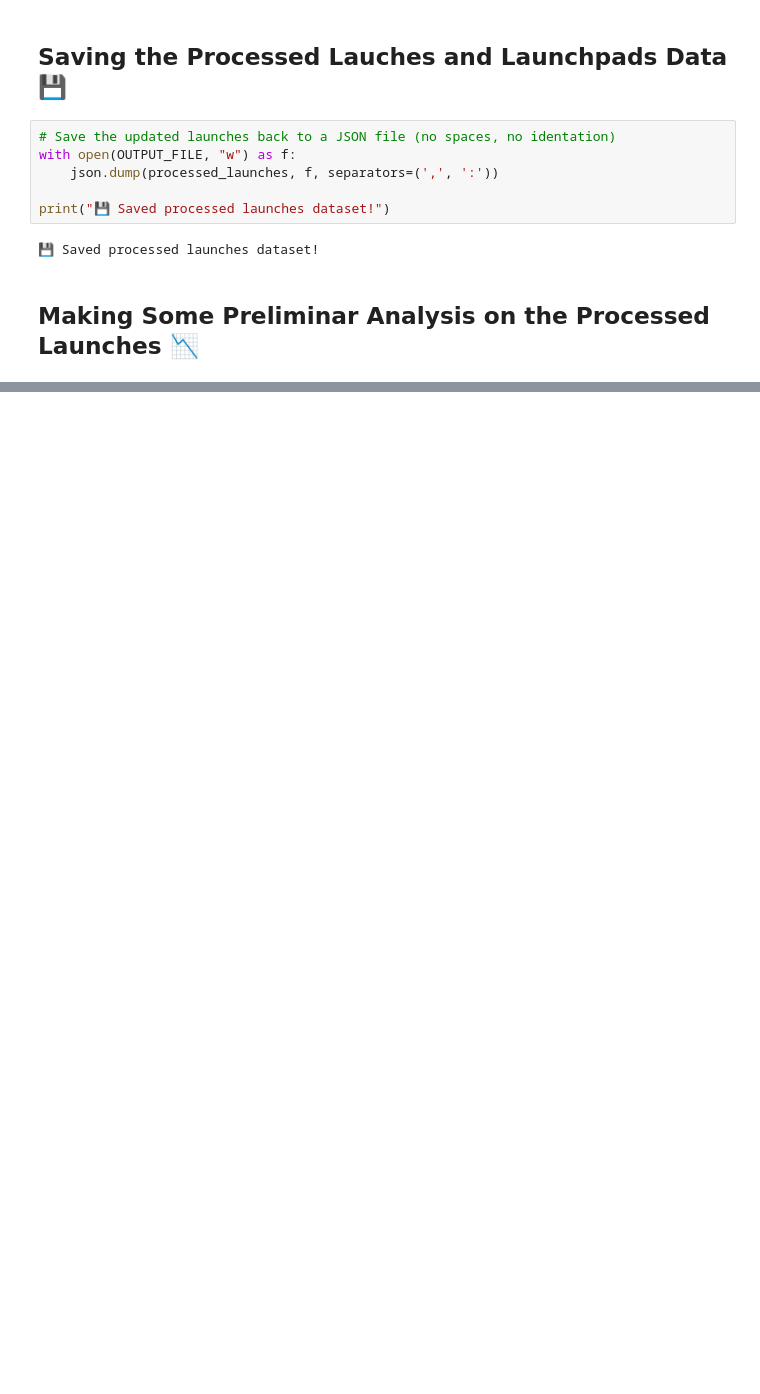
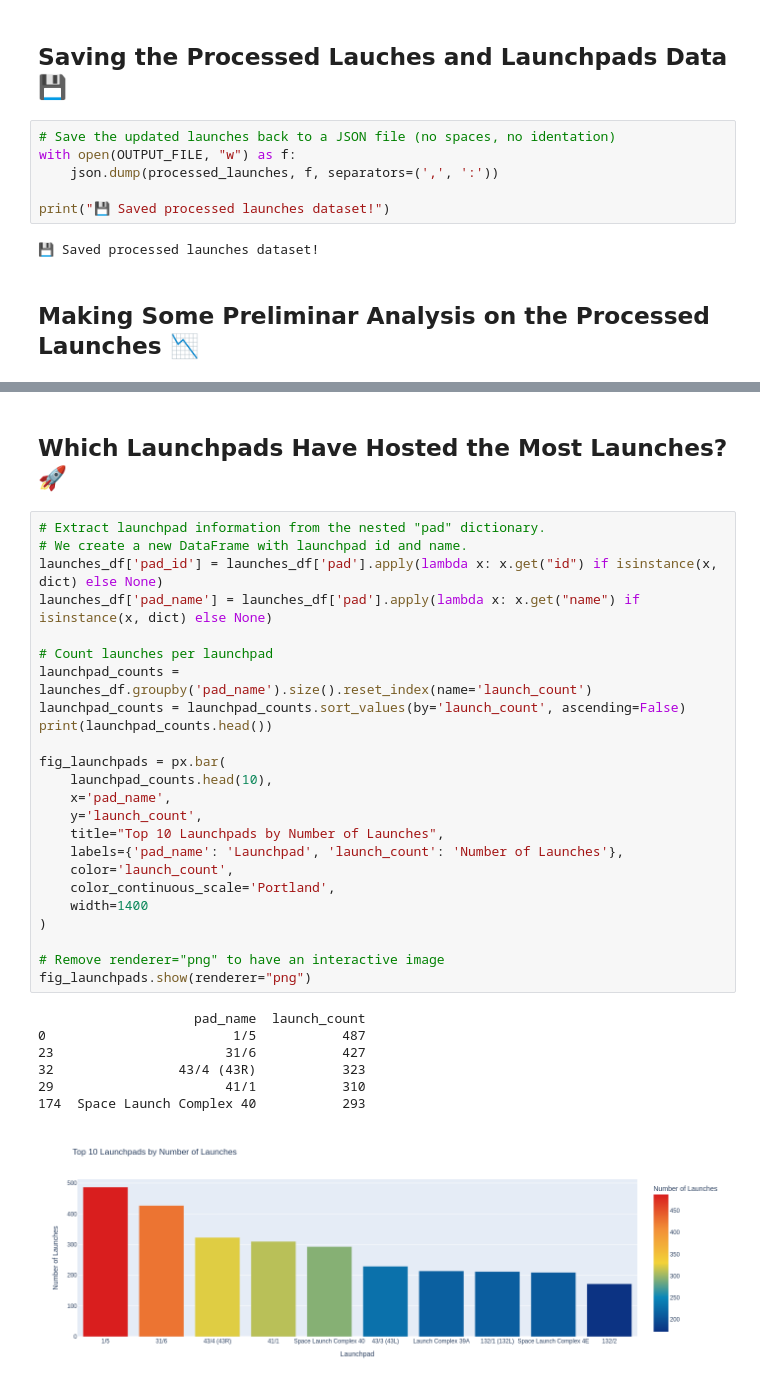
Before and after one commit to leovsferreira/ufo-conspiracy, a Jupyter notebook: notebooks/preprocess_launches.ipynb, the cells around one changed output, grey strips where cells are left out. Saved outputs shown, nothing was run; the diff lists cells and outputs as text; blank space fills up the shorter version.

```diff
--- a/notebooks/preprocess_launches.ipynb
+++ b/notebooks/preprocess_launches.ipynb
@@ -131,0 +232,34 @@ print("💾 Saved processed launches dataset!")
+# %% [markdown]
+## Which Launchpads Have Hosted the Most Launches? 🚀
+# %%
+# Extract launchpad information from the nested "pad" dictionary.
+# We create a new DataFrame with launchpad id and name.
+launches_df['pad_id'] = launches_df['pad'].apply(lambda x: x.get("id") if isinstance(x, dict) else None)
+launches_df['pad_name'] = launches_df['pad'].apply(lambda x: x.get("name") if isinstance(x, dict) else None)
+
+# Count launches per launchpad
+launchpad_counts = launches_df.groupby('pad_name').size().reset_index(name='launch_count')
+launchpad_counts = launchpad_counts.sort_values(by='launch_count', ascending=False)
+print(launchpad_counts.head())
+
+fig_launchpads = px.bar(
+    launchpad_counts.head(10),
+    x='pad_name',
+    y='launch_count',
+    title="Top 10 Launchpads by Number of Launches",
+    labels={'pad_name': 'Launchpad', 'launch_count': 'Number of Launches'},
+    color='launch_count',
+    color_continuous_scale='Portland',
+    width=1400
+)
+
+# Remove renderer="png" to have an interactive image
+fig_launchpads.show(renderer="png")
+# %% [output]
+                    pad_name  launch_count
+0                        1/5           487
+23                      31/6           427
+32                43/4 (43R)           323
+29                      41/1           310
+174  Space Launch Complex 40           293
+[figure, added]
```
Also changed, not shown: parts of 20 cells of this notebook.
